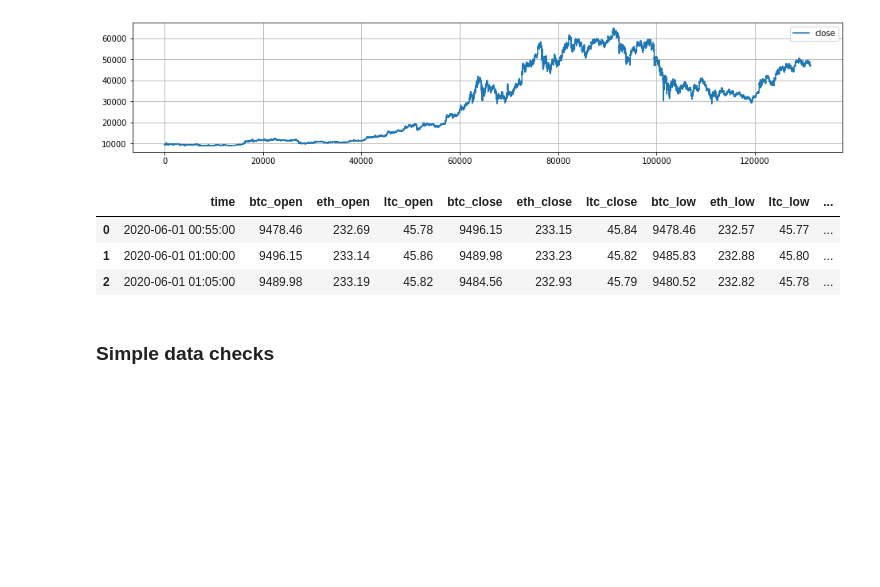
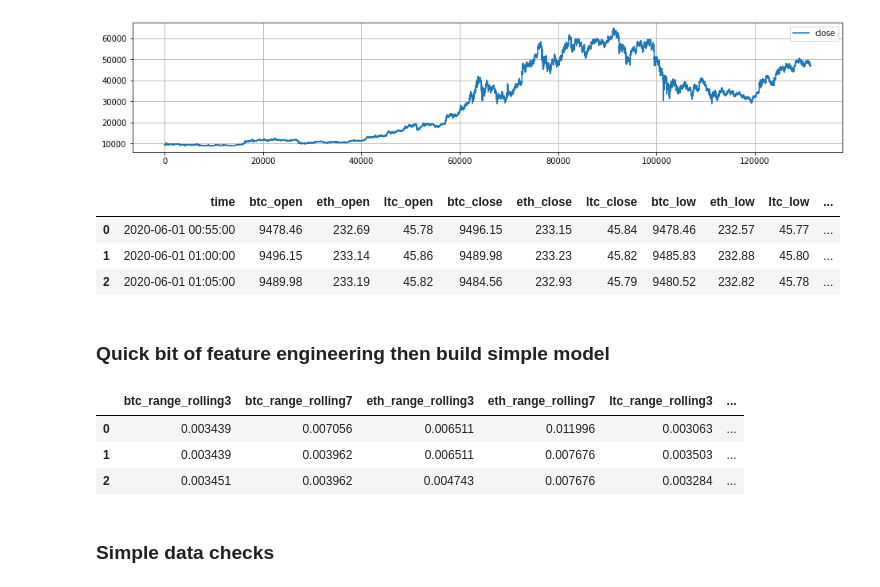
Before and after one commit to karipuf/crypto, a Jupyter notebook: Cryptooo.ipynb, the cells around one changed output. Saved outputs shown, nothing was run; the diff lists cells and outputs as text; code cells hidden in the pictures; blank space fills up the shorter version.

Commit message:
First pass feature engineering... let's see!

```diff
--- a/Cryptooo.ipynb
+++ b/Cryptooo.ipynb
@@ -83,3 +83,32 @@ display(df.limit(3).toPandas())
 | 0 | 2020-06-01 00:55:00 | 9478.46 | 232.69 | 45.78 | 9496.15 | 233.15 | 45.84 | 9478.46 | 232.57 | 45.77 | ... |
 | 1 | 2020-06-01 01:00:00 | 9496.15 | 233.14 | 45.86 | 9489.98 | 233.23 | 45.82 | 9485.83 | 232.88 | 45.80 | ... |
 | 2 | 2020-06-01 01:05:00 | 9489.98 | 233.19 | 45.82 | 9484.56 | 232.93 | 45.79 | 9480.52 | 232.82 | 45.78 | ... |
+# %% [markdown]
+### Quick bit of feature engineering then build simple model
+# %%
+# Feature engineering
+
+coins=['btc','eth','ltc']
+
+# Range
+featExprs=[f"({coin}_high_rolling{l}-{coin}_low_rolling{l})/{coin}_low_rolling{l} as {coin}_range_rolling{l}"
+           for coin in coins for l in [3,7]]
+# Delta close
+featExprs+=[f"""({coin}_close_rolling{lpair[1]}-{coin}_close_rolling{lpair[0]})/{coin}_close_rolling{lpair[1]}
+            as {coin}_delta_rolling{lpair[0]}_{lpair[1]}""" for coin in coins for lpair in [(7,3)]]
+# Volume close
+featExprs+=[f"""({coin}_volume_rolling{lpair[1]}-{coin}_volume_rolling{lpair[0]})/{coin}_volume_rolling{lpair[1]}
+            as {coin}_volume_rolling{lpair[0]}_{lpair[1]}""" for coin in coins for lpair in [(7,3)]]
+
+# Day of week
+featExprs+=["dayofweek(time) as dow"]
+
+# Label
+featExprs+=["(btc_close-btc_close_rolling3)/btc_close_rolling3 as label"]
+
+display(df.selectExpr(featExprs).limit(3).toPandas())
+# %% [output]
+|  | btc_range_rolling3 | btc_range_rolling7 | eth_range_rolling3 | eth_range_rolling7 | ltc_range_rolling3 | ... |
+| 0 | 0.003439 | 0.007056 | 0.006511 | 0.011996 | 0.003063 | ... |
+| 1 | 0.003439 | 0.003962 | 0.006511 | 0.007676 | 0.003503 | ... |
+| 2 | 0.003451 | 0.003962 | 0.004743 | 0.007676 | 0.003284 | ... |
```
Also changed, not shown: parts of 1 cell of this notebook.
